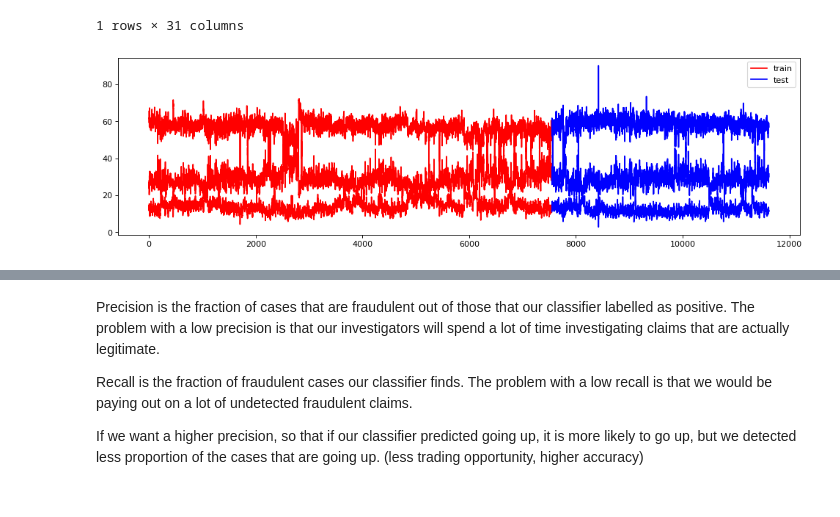
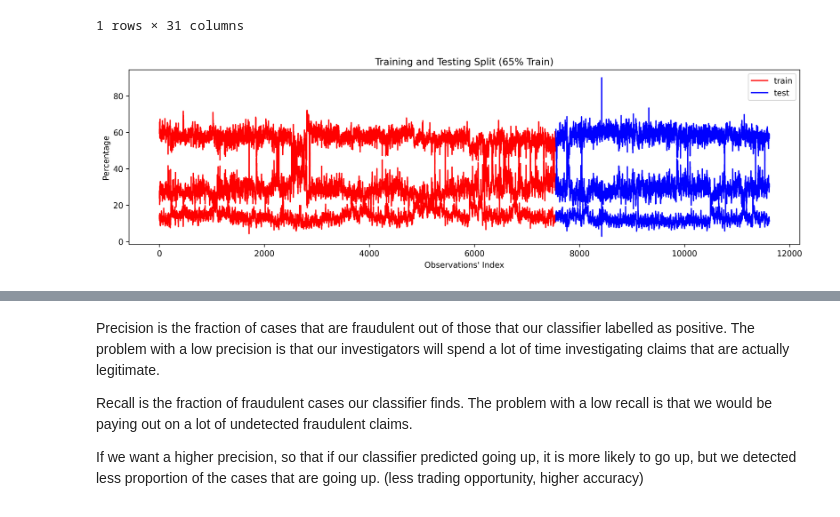
Before and after one commit to superzzp/Bitcoin-Price-Fluctuation-Twitter-Sentiment-Analysis, a Jupyter notebook: notebooks/1.0-zzp-aggregate-sentiments.ipynb, the cells around one changed output, grey strips where cells are left out. Drawn from its saved outputs; the diff is of its cells as text; code cells hidden in the pictures.

Commit message:
upload report diagrams

```diff
--- a/notebooks/1.0-zzp-aggregate-sentiments.ipynb
+++ b/notebooks/1.0-zzp-aggregate-sentiments.ipynb
@@ -446,30 +449,32 @@ one_h_span_final.iloc[[math.floor(one_h_span_final.shape[0] * train_percentage)]
 # %%
 plot = daily_span
 
 x = plot.datetime.values
 pos_train = thirty_train_df['pos_percent']
 neu_train = thirty_train_df['neu_percent']
 neg_train = thirty_train_df['neg_percent']
 #mycolors = ['tab:red', 'tab:blue', 'tab:green']
-figure(figsize = (15, 4), dpi = 80)
+figure(figsize = (15, 4), dpi = 300)
 #plt.title('Tweets\' Daily Sentiments (Percentage)', loc='center')
 #plt.plot(x,pos, color=mycolors[2], label="positive")
 #plt.plot(x,neu, color=mycolors[1], label="neutral")
 #plt.plot(x,neg, color=mycolors[0], label="negative")
 pos_test = thirty_test_df['pos_percent']
 neu_test = thirty_test_df['neu_percent']
 neg_test = thirty_test_df['neg_percent']
-
+plt.title('Training and Testing Split (65% Train)', loc='center')
 plt.plot(pos_train, "r", label="train")
 plt.plot(neu_train, "r")
 plt.plot(neg_train, "r")
 plt.plot(pos_test, "b", label="test")
 plt.plot(neu_test, "b")
 plt.plot(neg_test, "b")
+plt.xlabel("Observations' Index", color='#000000')
+plt.ylabel("Percentage", color='#000000')
 
 plt.legend(loc="upper right")
 plt.show()
 # %% [output]
-[figure, old version]
+[figure, new version]
 # %%
 numeric_features = [
```
Also changed, not shown: parts of 14 cells of this notebook, 33 other files.
